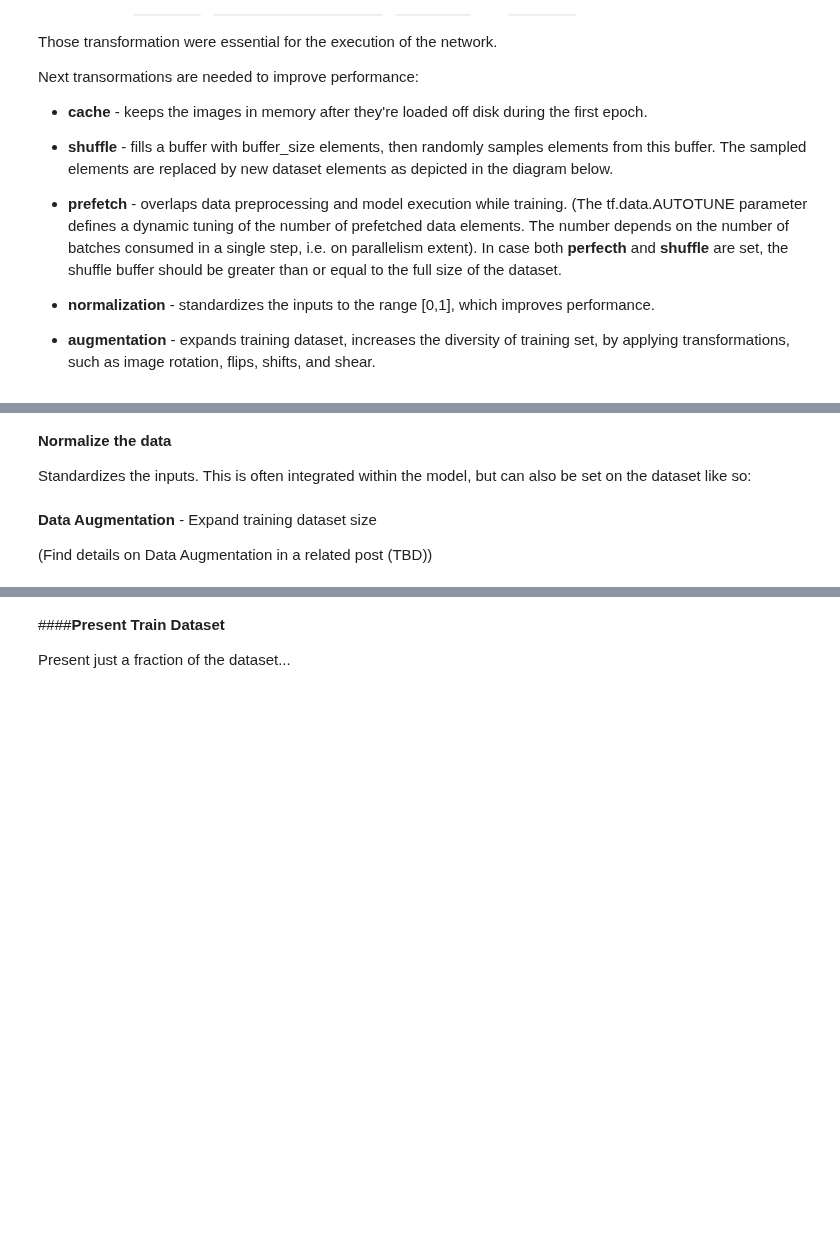
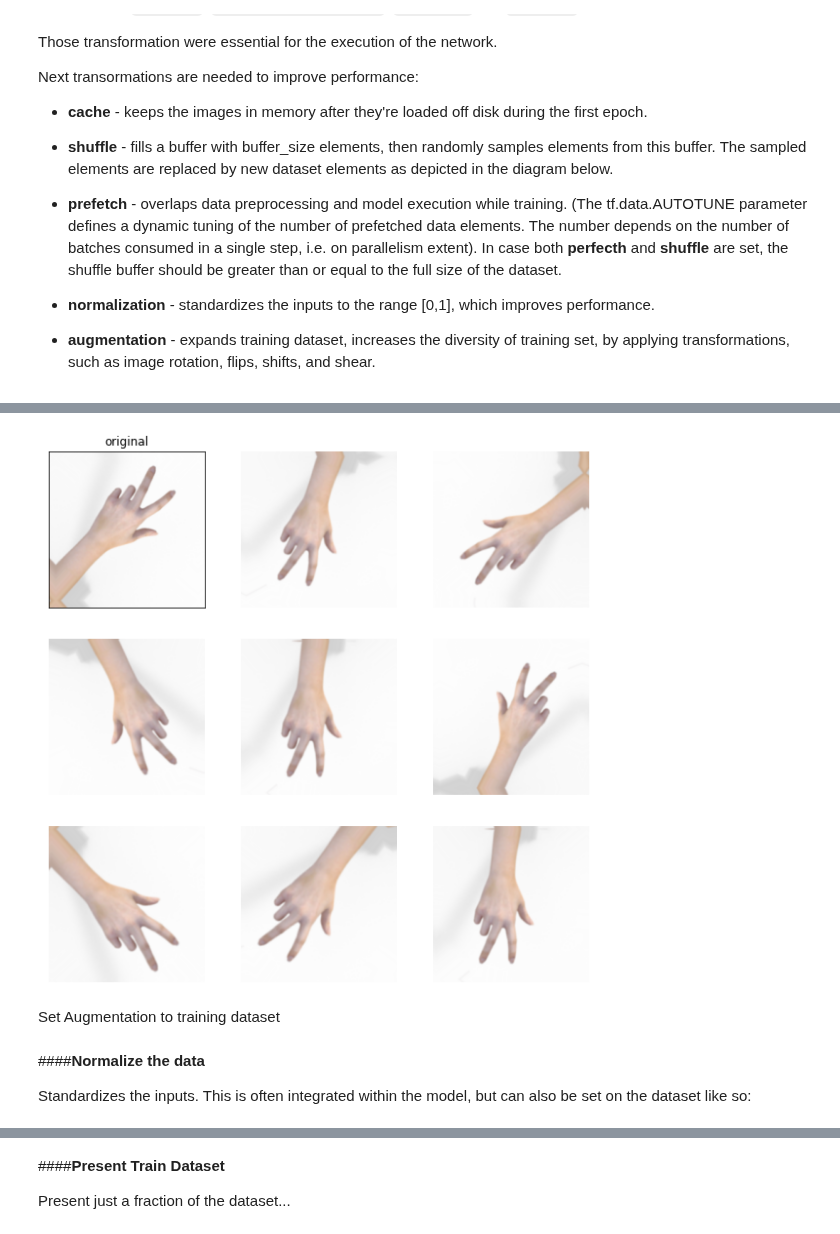
Before and after one commit to ronen-halevy/ai-notebooks, a Jupyter notebook: image-classification/Building_Tensorflow_Image_Input_Pipeline_Part_1_Using_tf_data.ipynb, the cells around one changed output, grey strips where cells are left out. Saved outputs shown, nothing was run; the diff lists cells and outputs as text; code cells hidden in the pictures; blank space fills up the shorter version.

```diff
--- a/image-classification/Building_Tensorflow_Image_Input_Pipeline_Part_1_Using_tf_data.ipynb
+++ b/image-classification/Building_Tensorflow_Image_Input_Pipeline_Part_1_Using_tf_data.ipynb
@@ -354,5 +381,24 @@ val_ds = val_ds.cache().prefetch(buffer_size=tf.data.AUTOTUNE)
+# %%
+plt.figure(figsize=(10, 10))
+for images, _ in train_ds.take(1):
+  image = images[random.randint(0, len(images)-1)]
+  ax = plt.subplot(3, 3, 1)
+  ax.set_title('original')
+  plt.imshow(image/255)
+  ax.set_xticks([])
+  ax.set_yticks([])
+
+  for i in range(8):
+    augmented_images = data_augmentation((tf.expand_dims(image, axis=0, name=None)))
+    ax = plt.subplot(3, 3, i + 2)
+    plt.imshow(augmented_images[0].numpy().astype("float32")/255)
+    plt.axis("off")
+# %% [output]
+[figure, added]
+# %% [markdown]
+Set Augmentation to training dataset
 # %% [markdown]
-**Normalize the data**
+####**Normalize the data**
 
 Standardizes the inputs. This is often integrated within the model, but can also be set on the dataset like so:
 # %%
@@ -360,7 +406,3 @@ normalization_layer = layers.Rescaling(1./255)
 # %%
 train_ds = train_ds.map(lambda x, y: (normalization_layer(x), y))
 val_ds = val_ds.map(lambda x, y: (normalization_layer(x), y))
-# %% [markdown]
-**Data Augmentation** - Expand training dataset size
-
-(Find details on Data Augmentation in a related post (TBD))
```
Also changed, not shown: parts of 43 cells of this notebook.
